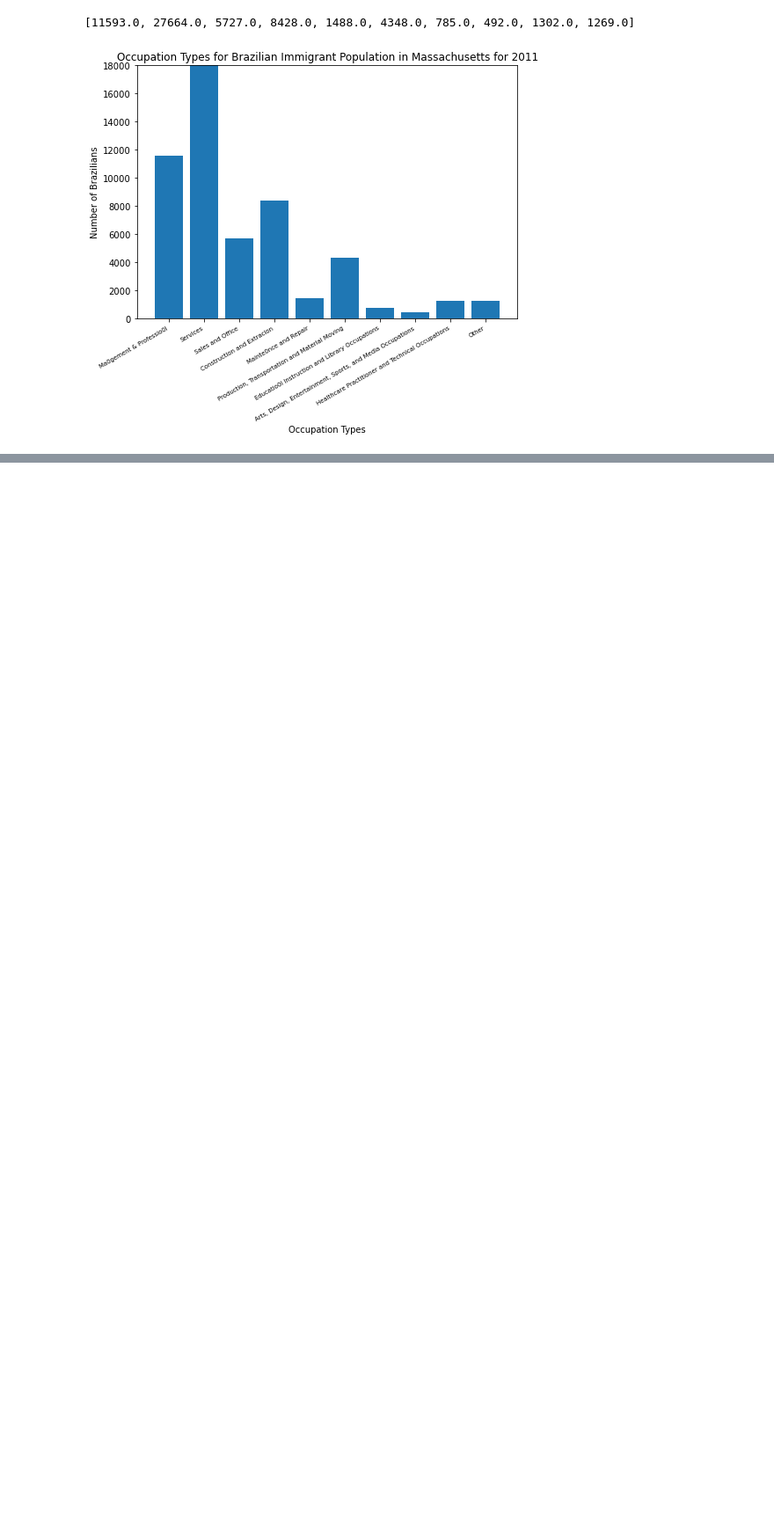
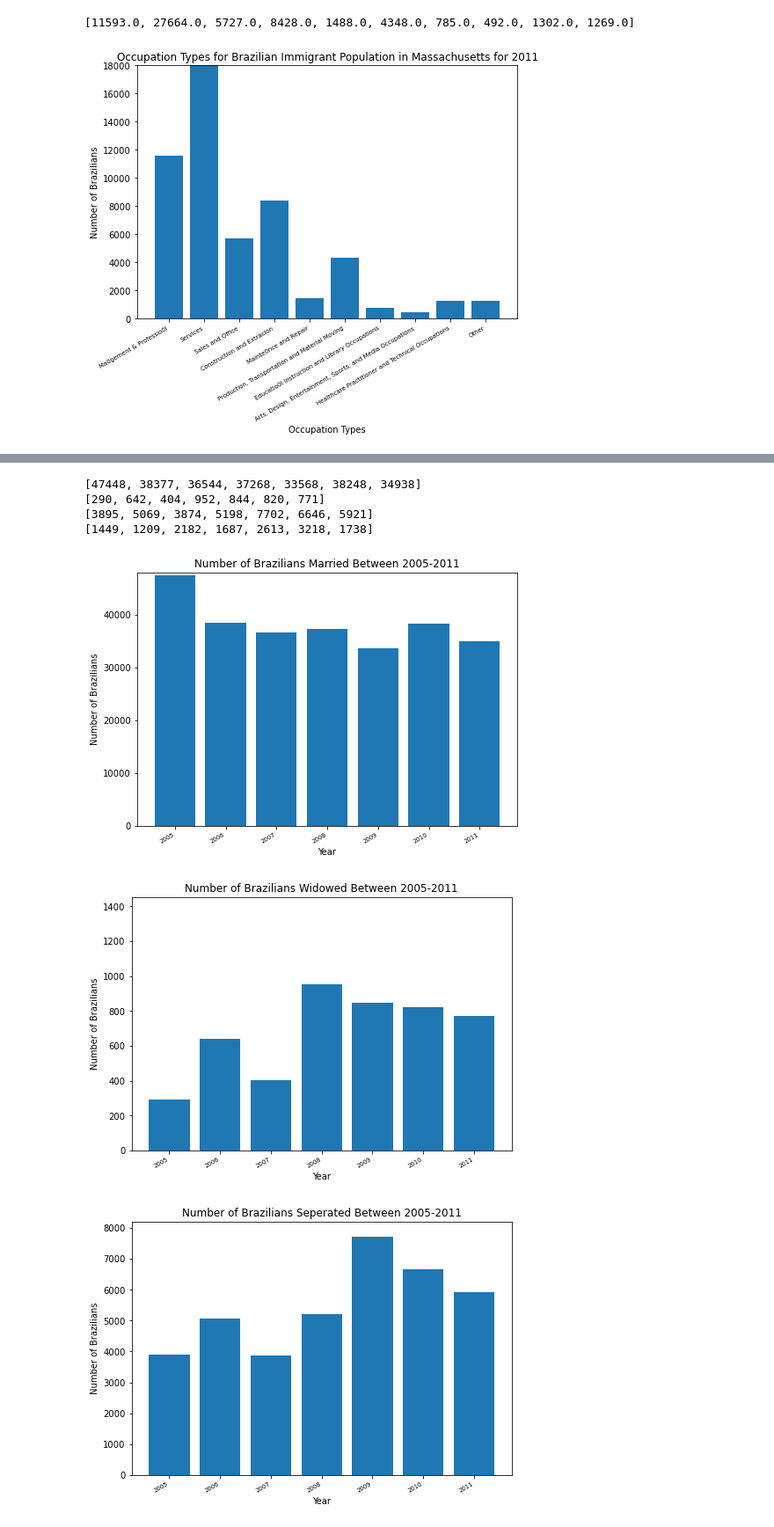
Before and after one commit to BU-Spark/ds-boston-bpda-br-census, a Jupyter notebook: Notebook Files/Brazilian Immigrant Population Over Time.ipynb, the cells around one changed output, grey strips where cells are left out. Shown at 88% size. Saved outputs shown, nothing was run; the diff lists cells and outputs as text; code cells hidden in the pictures; blank space fills up the shorter version.

Commit message:
Marital Status Data Visualizations Added

```diff
--- a/Notebook Files/Brazilian Immigrant Population Over Time.ipynb
+++ b/Notebook Files/Brazilian Immigrant Population Over Time.ipynb
@@ -255,0 +258,43 @@ graph_employment_occupation_range(year_2011, '2011')
+# %%
+married_count = []
+widowed_count = []
+seperated_count = []
+never_or_under_fifteen_count = []
+
+
+for year in year_tuple:
+    married_count.append(year[25][20])
+    widowed_count.append(year[25][21])
+    seperated_count.append(year[25][22])
+    never_or_under_fifteen_count.append(year[25][23])
+
+print(married_count)
+print(widowed_count)
+print(seperated_count)
+print(never_or_under_fifteen_count)
+# %% [output]
+[47448, 38377, 36544, 37268, 33568, 38248, 34938]
+[290, 642, 404, 952, 844, 820, 771]
+[3895, 5069, 3874, 5198, 7702, 6646, 5921]
+[1449, 1209, 2182, 1687, 2613, 3218, 1738]
+# %%
+def graph_marital_status(data, years, title):
+    fig = plt.figure()
+    ax = fig.add_axes([0,0,1,1])
+    ax.bar(years, data)
+    ax.set_ylim(0,max(data)+500)
+    ax.set_ylabel('Number of Brazilians')
+    ax.set_xlabel('Year')
+    ax.set_title(title)
+    plt.setp(ax.get_xticklabels(), rotation=30, horizontalalignment='right', fontsize='x-small')
+    plt.show()
+
+years = [2005,2006,2007,2008,2009,2010,2011]
+graph_marital_status(married_count, years, 'Number of Brazilians Married Between 2005-2011')
+graph_marital_status(widowed_count, years, 'Number of Brazilians Widowed Between 2005-2011')
+graph_marital_status(seperated_count, years, 'Number of Brazilians Seperated Between 2005-2011')
+graph_marital_status(never_or_under_fifteen_count, years, 'Number of Brazilians Never Married or Under 15 Between 2005-2011')
+# %% [output]
+[figure, added]
+[figure, added]
+[figure, added]
```
Also changed, not shown: parts of 2 cells of this notebook.
